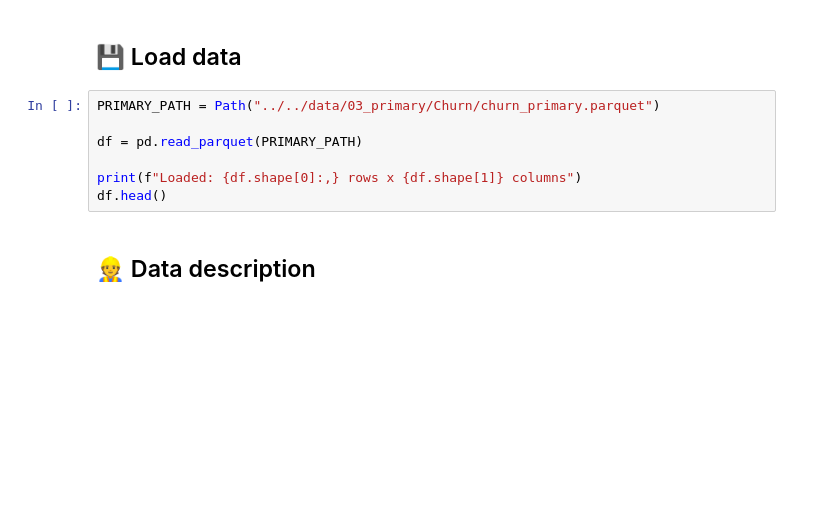
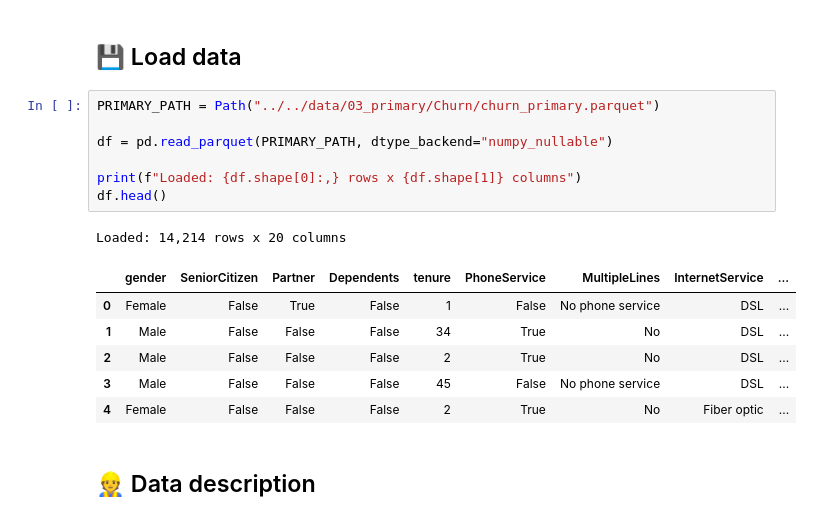
Before and after one commit to juandagalo/dsenproduccion, a Jupyter notebook: notebooks/2-exploration/01_jdg_churn_data_description_20260221.ipynb, the cells around one changed output. Saved outputs shown, nothing was run; the diff lists cells and outputs as text; blank space fills up the shorter version.

```diff
--- a/notebooks/2-exploration/01_jdg_churn_data_description_20260221.ipynb
+++ b/notebooks/2-exploration/01_jdg_churn_data_description_20260221.ipynb
@@ -27,10 +27,18 @@ import pandas as pd
 # %%
 PRIMARY_PATH = Path("../../data/03_primary/Churn/churn_primary.parquet")
 
-df = pd.read_parquet(PRIMARY_PATH)
+df = pd.read_parquet(PRIMARY_PATH, dtype_backend="numpy_nullable")
 
 print(f"Loaded: {df.shape[0]:,} rows x {df.shape[1]} columns")
 df.head()
+# %% [output]
+Loaded: 14,214 rows x 20 columns
+|  | gender | SeniorCitizen | Partner | Dependents | tenure | PhoneService | MultipleLines | InternetService | ... |
+| 0 | Female | False | True | False | 1 | False | No phone service | DSL | ... |
+| 1 | Male | False | False | False | 34 | True | No | DSL | ... |
+| 2 | Male | False | False | False | 2 | True | No | DSL | ... |
+| 3 | Male | False | False | False | 45 | False | No phone service | DSL | ... |
+| 4 | Female | False | False | False | 2 | True | No | Fiber optic | ... |
 # %% [markdown]
 ## 👷 Data description
 # %% [markdown]
```
Also changed, not shown: parts of 11 cells of this notebook, 2 other files.
